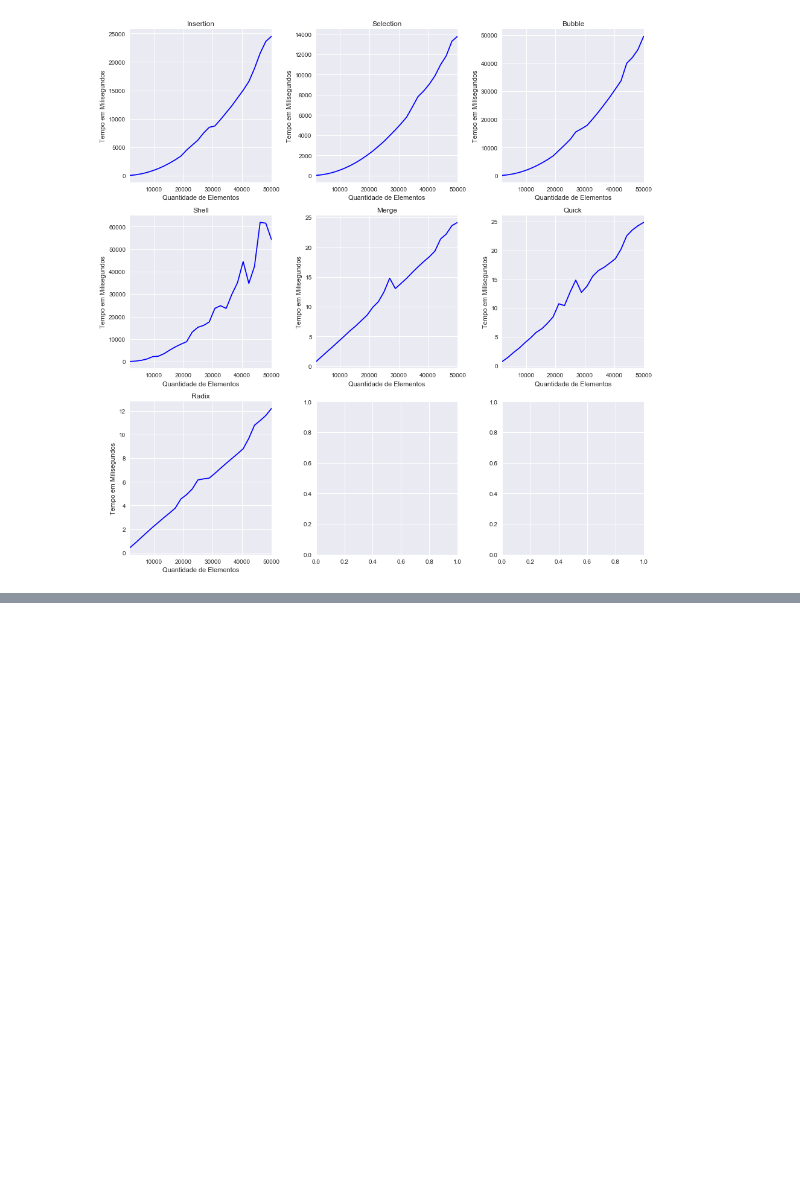
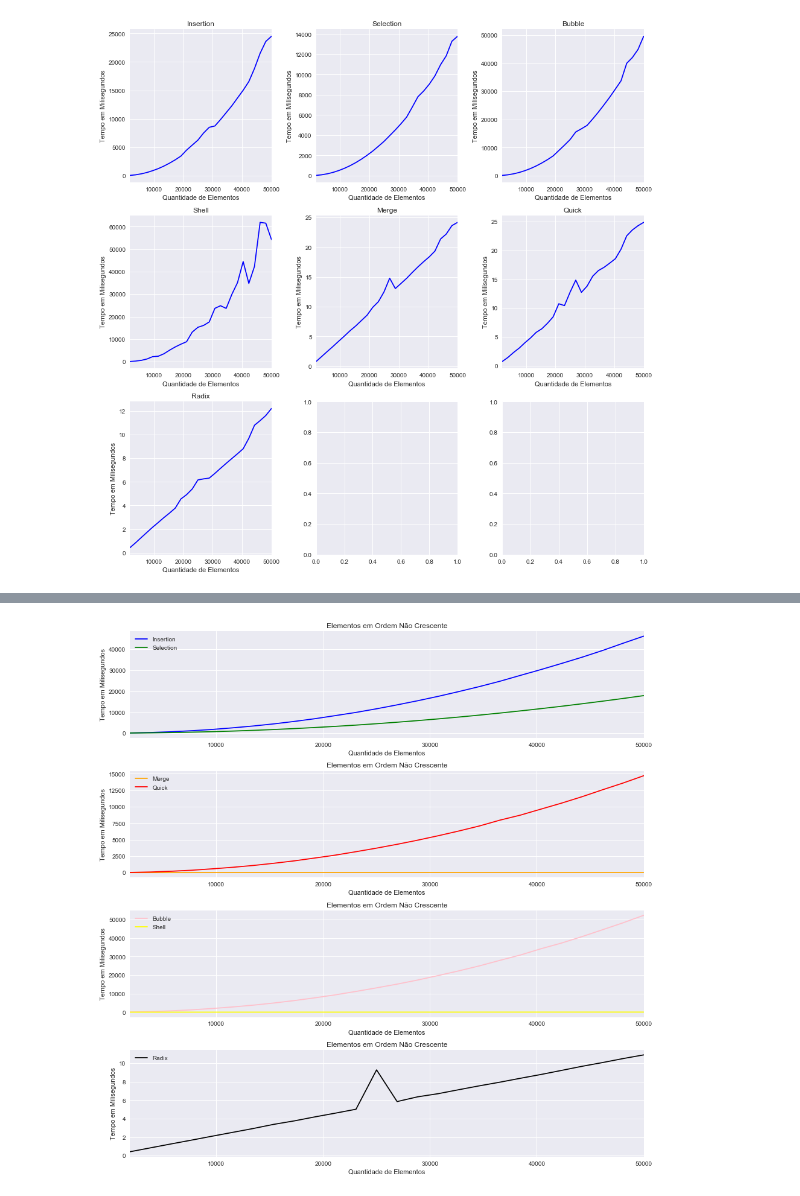
Before and after one commit to gleydvan/Sorting_Algorithms_Empirical_Analysis, a Jupyter notebook: tempos/graficos_analises_empirica.ipynb, the cells around one changed output, grey strips where cells are left out. Cells and saved outputs as stored; diff of their text form; code cells hidden in the pictures; blank space fills up the shorter version.

```diff
--- a/tempos/graficos_analises_empirica.ipynb
+++ b/tempos/graficos_analises_empirica.ipynb
@@ -90,0 +165,33 @@ fig.savefig('./Elementos_Aleatórios.png')
+# %%
+fig2, axes2 = plt.subplots(nrows=4, ncols=1, figsize=(13,13))
+
+funcoes = ['Insertion','Selection','Bubble','Shell','Merge','Quick','Radix']
+funcoes_Simples = ['Insertion','Selection']
+funcoes_Efficients = ['Merge','Quick']
+funcoes_Bubble_variants = ['Bubble','Shell']
+funcoes_Distribution = ['Radix']
+
+ax = tempos_nao_crescentes.plot(kind='line',x='tamanho_vetor',y=funcoes_Simples,title="Elementos em Ordem Não Crescente",
+                color=['blue','green'], legend=True,ax=axes2[0])
+ax.set_xlabel("Quantidade de Elementos")
+ax.set_ylabel("Tempo em Milisegundos")
+
+ax = tempos_nao_crescentes.plot(kind='line',x='tamanho_vetor',y=funcoes_Efficients,title="Elementos em Ordem Não Crescente",
+                color=['orange','red'], legend=True,ax=axes2[1])
+ax.set_xlabel("Quantidade de Elementos")
+ax.set_ylabel("Tempo em Milisegundos")
+
+ax = tempos_nao_crescentes.plot(kind='line',x='tamanho_vetor',y=funcoes_Bubble_variants,title="Elementos em Ordem Não Crescente",
+                color=['pink','yellow'], legend=True,ax=axes2[2])
+ax.set_xlabel("Quantidade de Elementos")
+ax.set_ylabel("Tempo em Milisegundos")
+
+ax = tempos_nao_crescentes.plot(kind='line',x='tamanho_vetor',y=funcoes_Distribution,title="Elementos em Ordem Não Crescente",
+                color='black', legend=True,ax=axes2[3])
+ax.set_xlabel("Quantidade de Elementos")
+ax.set_ylabel("Tempo em Milisegundos")
+
+plt.tight_layout()
+fig2.savefig('./Não_Crescente_Comparações_Classificacoes.png')
+# %% [output]
+[figure, added]
```
Also changed, not shown: parts of 8 cells of this notebook, 12 other files.
